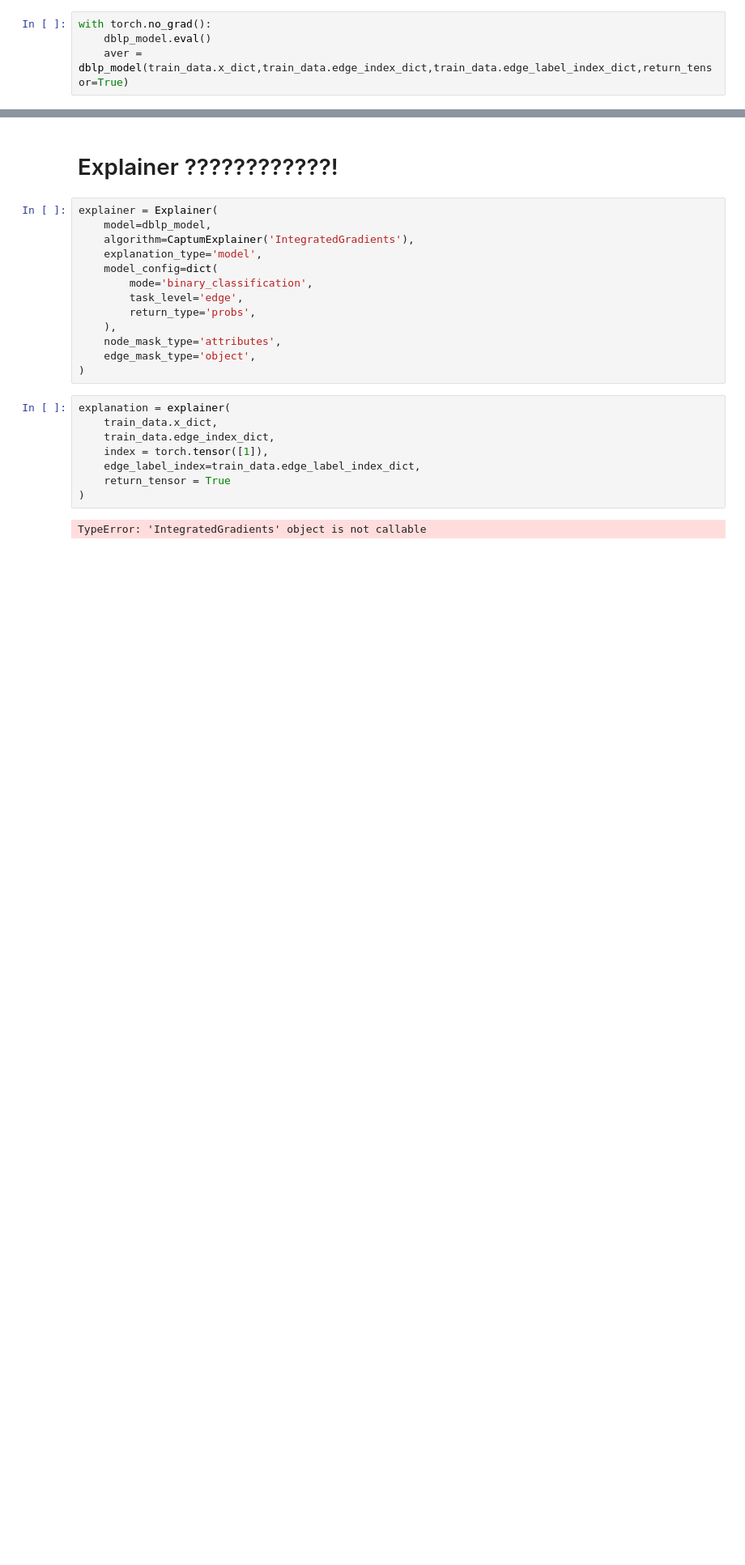
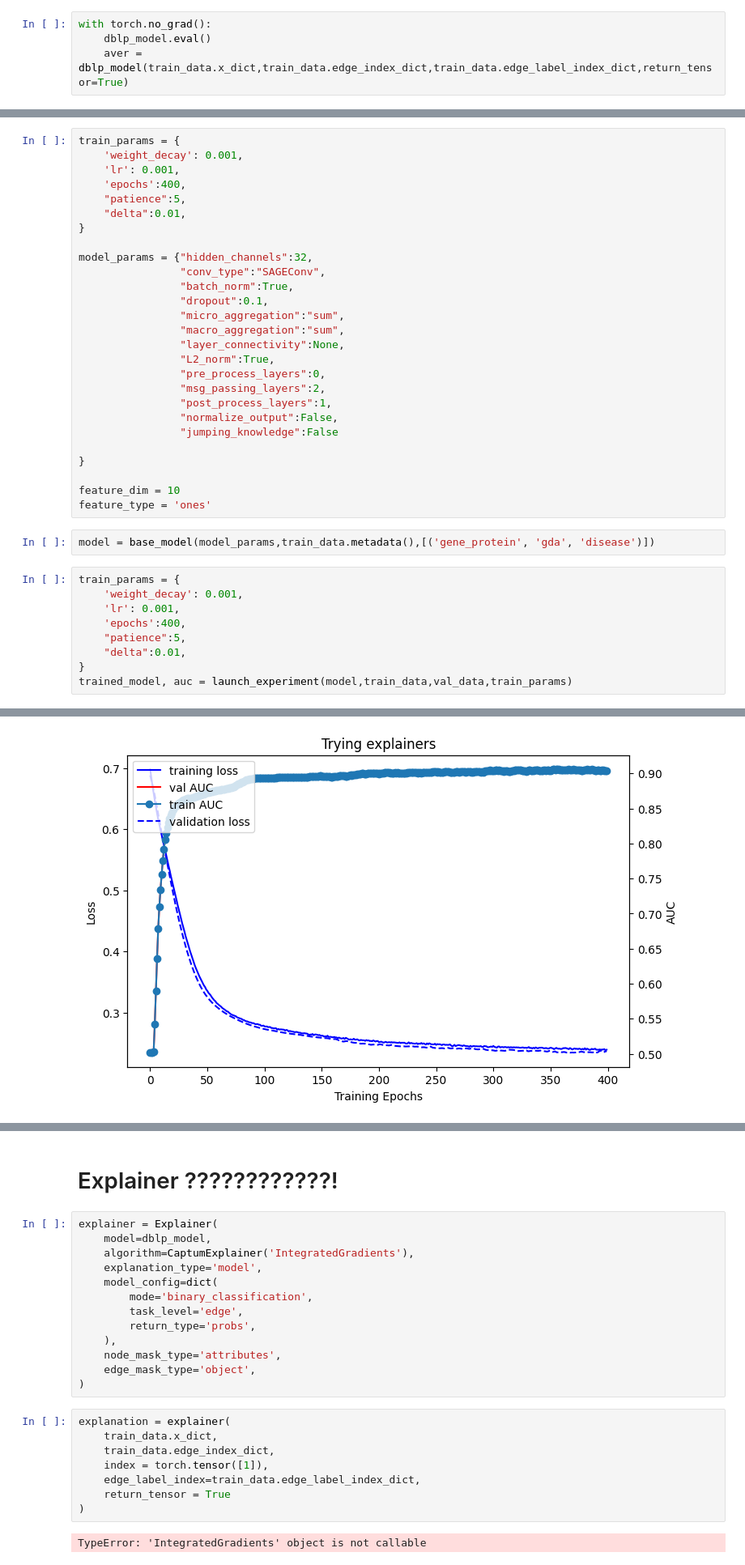
Before and after one commit to ingridheuer/gcnn_gdas, a Jupyter notebook: exploration/model_exploration/model_refactor.ipynb, the cells around one changed output, grey strips where cells are left out. Shown at 81% size. Cells and saved outputs as stored; diff of their text form; blank space fills up the shorter version.

Commit message:
get experiment results with refactored model

```diff
--- a/exploration/model_exploration/model_refactor.ipynb
+++ b/exploration/model_exploration/model_refactor.ipynb
@@ -855,0 +969,39 @@ tensor(0.4088)
+# %%
+train_params = {
+    'weight_decay': 0.001,
+    'lr': 0.001,
+    'epochs':400,
+    "patience":5,
+    "delta":0.01,
+}
+
+model_params = {"hidden_channels":32,
+                "conv_type":"SAGEConv",
+                "batch_norm":True,
+                "dropout":0.1,
+                "micro_aggregation":"sum",
+                "macro_aggregation":"sum",
+                "layer_connectivity":None,
+                "L2_norm":True,
+                "pre_process_layers":0,
+                "msg_passing_layers":2,
+                "post_process_layers":1,
+                "normalize_output":False,
+                "jumping_knowledge":False
+
+}
+
+feature_dim = 10
+feature_type = 'ones'
+# %%
+model = base_model(model_params,train_data.metadata(),[('gene_protein', 'gda', 'disease')])
+# %%
+train_params = {
+    'weight_decay': 0.001,
+    'lr': 0.001,
+    'epochs':400,
+    "patience":5,
+    "delta":0.01,
+}
+trained_model, auc = launch_experiment(model,train_data,val_data,train_params)
+# %% [output]
@@ -855,0 +1016 @@ tensor(0.4088)
+[figure, added]
```
Also changed, not shown: parts of 22 cells of this notebook.
